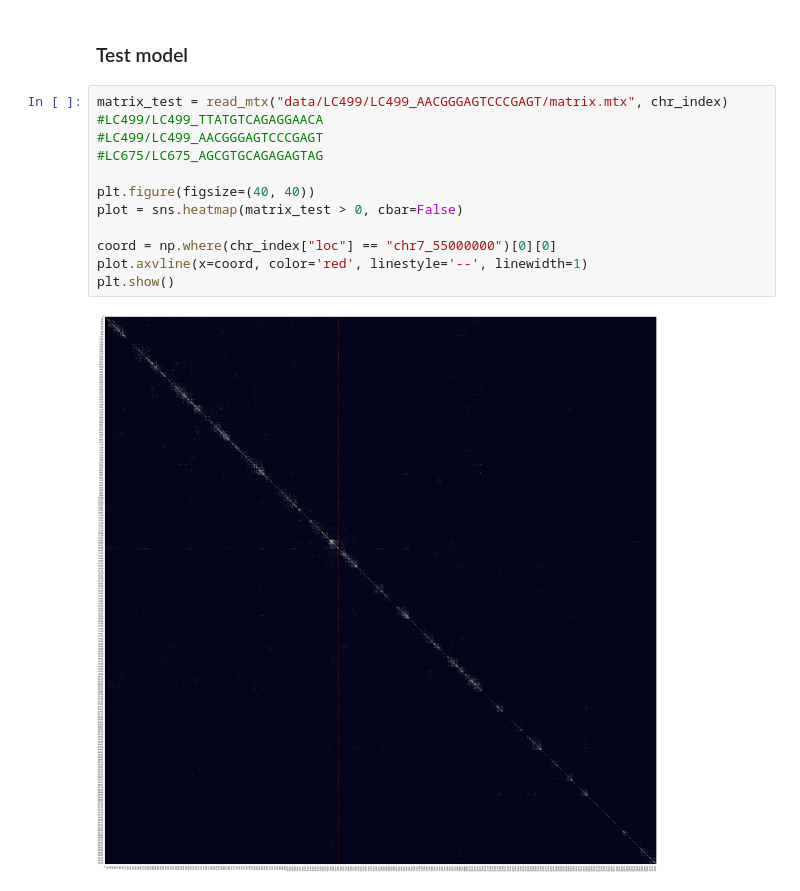
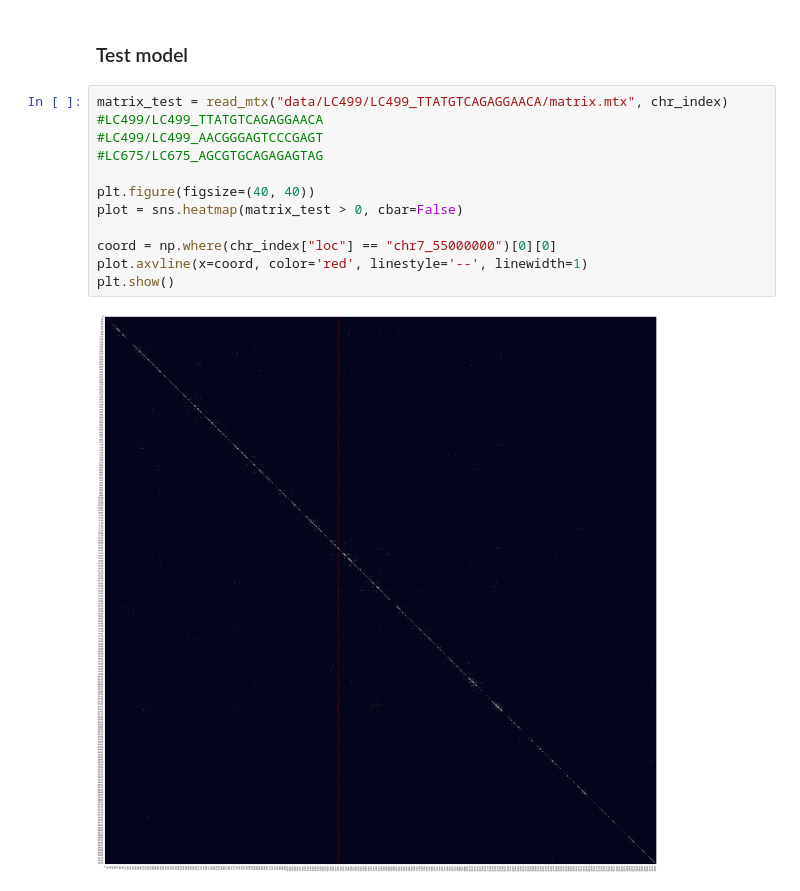
Before and after one commit to Enterprise-D/ecDNAalternative, a Jupyter notebook: model.ipynb, the cells around one changed output. Saved outputs shown, nothing was run; the diff lists cells and outputs as text.

```diff
--- a/model.ipynb
+++ b/model.ipynb
@@ -372,18 +384,18 @@ F1 Score: 0.86
 # %% [markdown]
 ### Test model
 # %%
-matrix_test = read_mtx("data/LC499/LC499_AACGGGAGTCCCGAGT/matrix.mtx", chr_index)
+matrix_test = read_mtx("data/LC499/LC499_TTATGTCAGAGGAACA/matrix.mtx", chr_index)
 #LC499/LC499_TTATGTCAGAGGAACA
 #LC499/LC499_AACGGGAGTCCCGAGT
 #LC675/LC675_AGCGTGCAGAGAGTAG
 
 plt.figure(figsize=(40, 40))
 plot = sns.heatmap(matrix_test > 0, cbar=False)
 
 coord = np.where(chr_index["loc"] == "chr7_55000000")[0][0]
 plot.axvline(x=coord, color='red', linestyle='--', linewidth=1)
 plt.show()
 # %% [output]
-[figure, old version]
+[figure, new version]
 # %%
 def slide(matrix, window_0, window_1):
```
Also changed, not shown: parts of 10 cells of this notebook, 2 other files.
